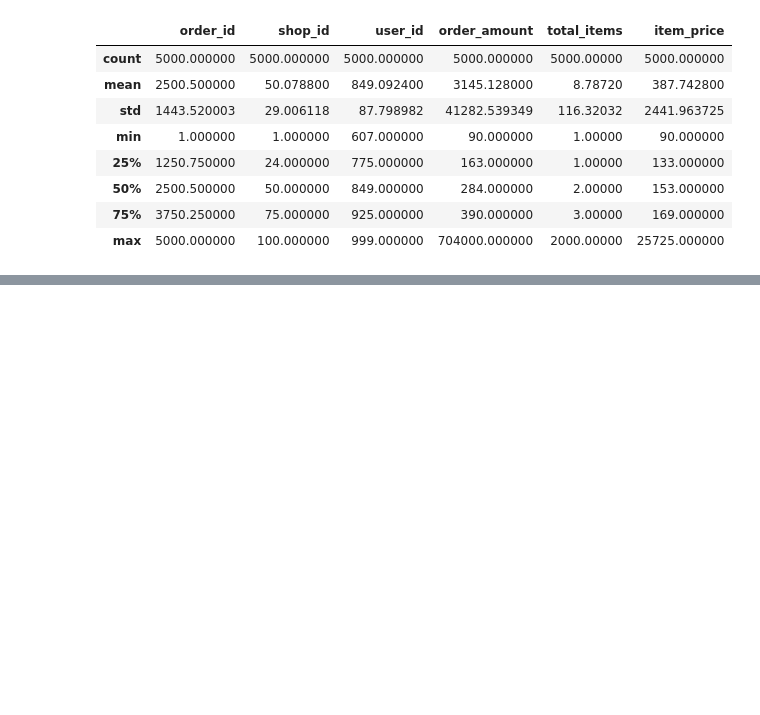
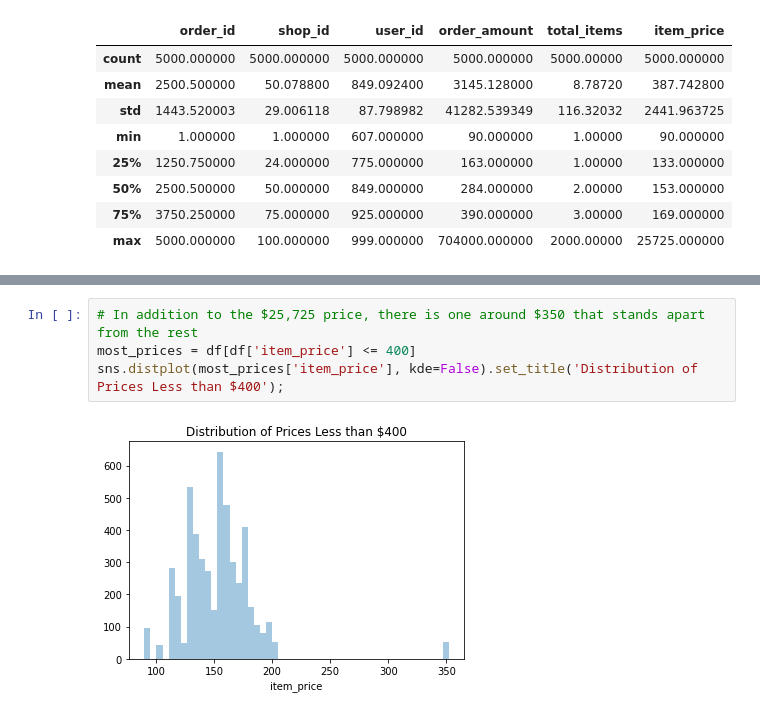
Before and after one commit to mauney/shopify, a Jupyter notebook: shopify_q1.ipynb, the cells around one changed output, grey strips where cells are left out. Drawn from its saved outputs; the diff is of its cells as text; blank space fills up the shorter version.

```diff
--- a/shopify_q1.ipynb
+++ b/shopify_q1.ipynb
@@ -83,0 +38,6 @@ df[df['total_items'] > 10].groupby(['total_items', 'shop_id']).count()
+# %%
+# In addition to the $25,725 price, there is one around $350 that stands apart from the rest
+most_prices = df[df['item_price'] <= 400]
+sns.distplot(most_prices['item_price'], kde=False).set_title('Distribution of Prices Less than $400');
+# %% [output]
+[figure, added]
```
Also changed, not shown: parts of 16 cells of this notebook, 2 other files.
